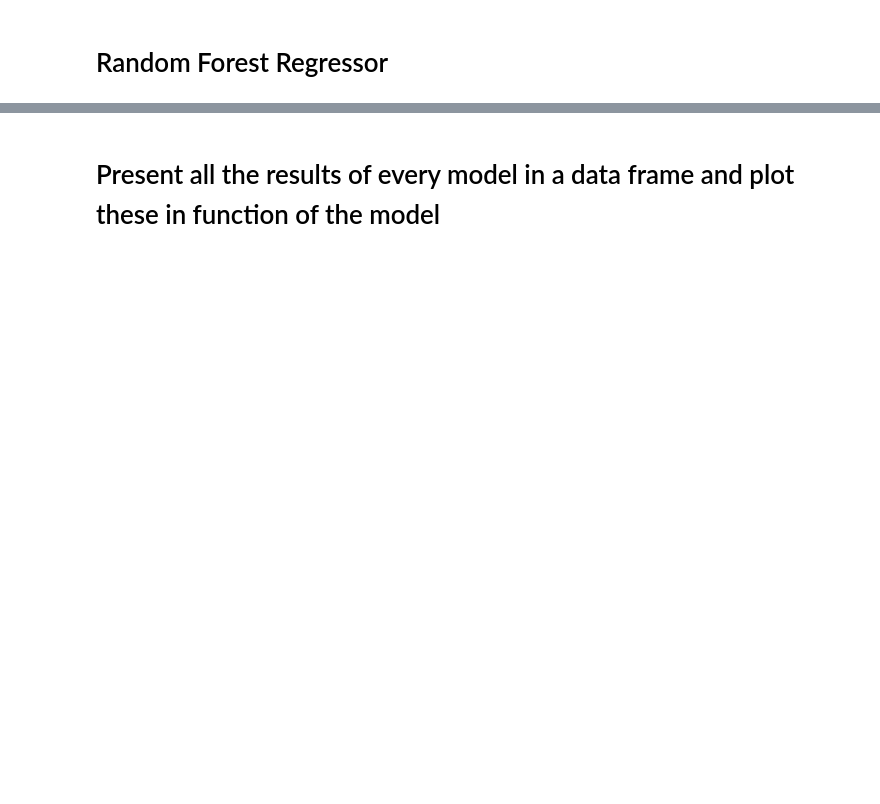
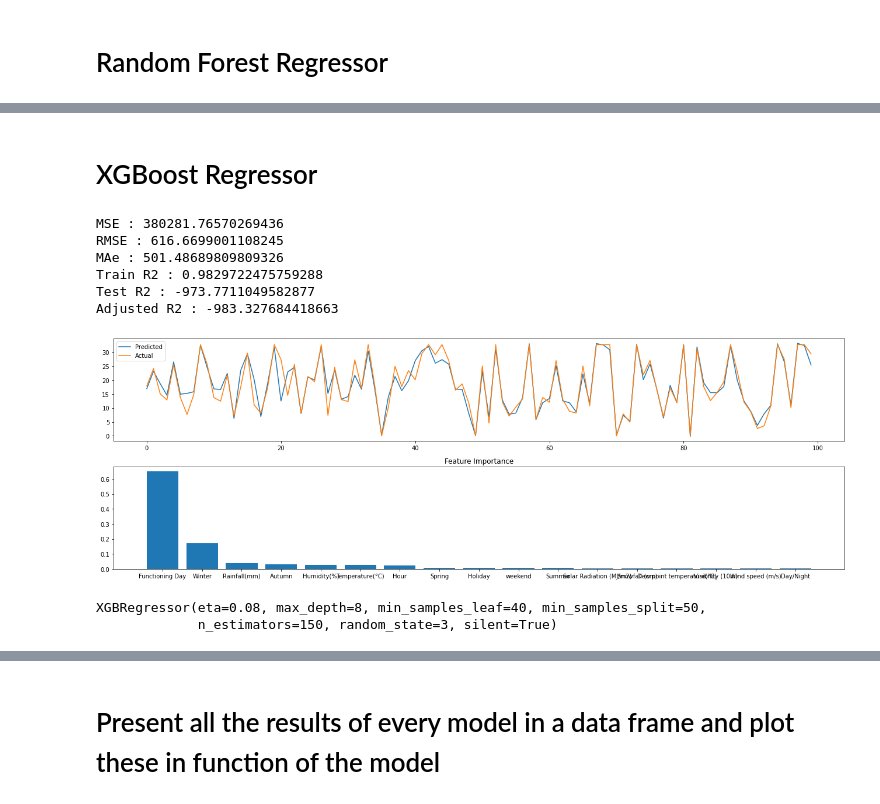
Before and after one commit to prajwalDU/Bike-sharing-demand-prdiction-prajwal, a Jupyter notebook: Final_Bike_Sharing_Demand_Prediction_Capstone_Project.ipynb, the cells around one changed output, grey strips where cells are left out. Saved outputs shown, nothing was run; the diff lists cells and outputs as text; code cells hidden in the pictures; blank space fills up the shorter version.

```diff
--- a/Final_Bike_Sharing_Demand_Prediction_Capstone_Project.ipynb
+++ b/Final_Bike_Sharing_Demand_Prediction_Capstone_Project.ipynb
@@ -508,2 +523,31 @@ RF_r2
 # %%
 reporting['Random Forest Regressor'] = RF_r2
+# %% [markdown]
+# XGBoost Regressor
+# %%
+# Fitting xgb
+regressor = XGBRegressor(silent=True, random_state=3)
+
+# Hyperparameter param
+param = {'n_estimators' : n_estimators,
+         'max_depth' : max_depth,
+         'min_samples_split': min_sample_split,
+         'min_samples_leaf': min_sample_leaf,
+         'eta' : lr_rate}
+
+# GridSearch to find the best parameters
+xgb = GridSearchCV(regressor, param_grid=param, scoring='neg_mean_squared_error',cv=5)
+xgb.fit(X_train, y_train)
+
+# Analysing the model with best set of parametes
+model_analysis(xgb.best_estimator_, X_train, X_test, y_train, y_test)
+# %% [output]
+MSE : 380281.76570269436
+RMSE : 616.6699001108245
+MAe : 501.48689809809326
+Train R2 : 0.9829722475759288
+Test R2 : -973.7711049582877
+Adjusted R2 : -983.327684418663
+[figure, added]
+XGBRegressor(eta=0.08, max_depth=8, min_samples_leaf=40, min_samples_split=50,
+             n_estimators=150, random_state=3, silent=True)
```
Also changed, not shown: parts of 20 cells of this notebook.
